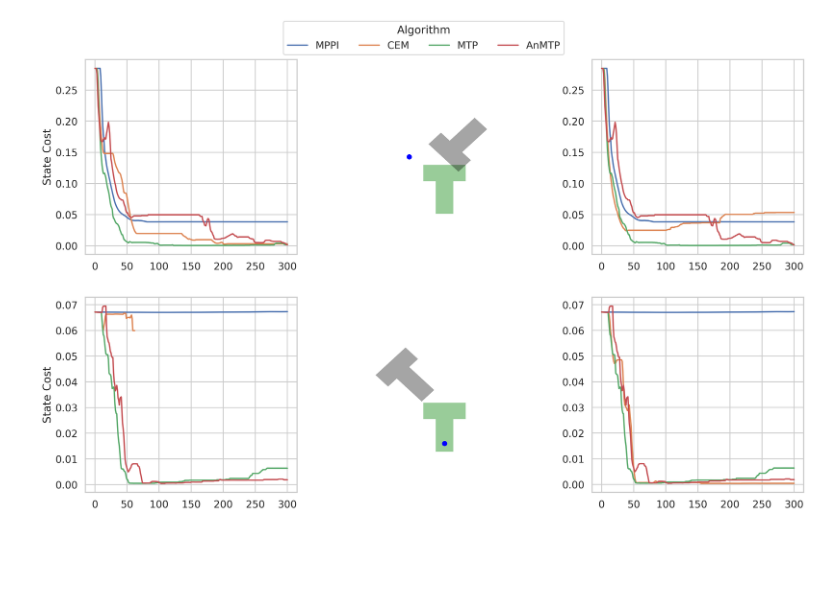
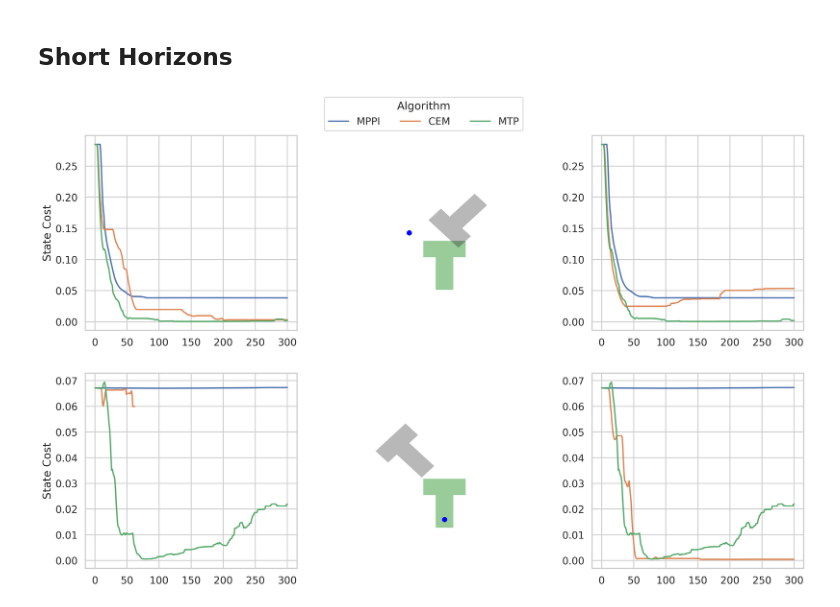
Before and after one commit to magnusdierking/mtp-thesis, a Jupyter notebook: experiments/pushT_sim/plot_experiments_sim.ipynb, the cells around one changed output. Saved outputs shown, nothing was run; the diff lists cells and outputs as text; code cells hidden in the pictures; blank space fills up the shorter version.

Commit message:
Split plots for AnMTP, fixed y axis issues. Added screenshots for MPPI extensions.

```diff
--- a/experiments/pushT_sim/plot_experiments_sim.ipynb
+++ b/experiments/pushT_sim/plot_experiments_sim.ipynb
@@ -122,7 +122,7 @@ def draw_t(ax, x, y, yaw_deg, stem_w, stem_h, head_w, head_h,
 
 # --- Main plotting function integrating seaborn and clean T-shapes ---
 
-def plot_seed_data(data: dict, plot_legend: Optional[dict] = None, init_pos: Optional[dict] = None):
+def plot_seed_data(data: dict, plot_legend: Optional[dict] = None, init_pos: Optional[dict] = None, extension:str= None):
     """
     For each seed, plot:
       1. Error over time (seaborn)
@@ -156,12 +156,20 @@ def plot_seed_data(data: dict, plot_legend: Optional[dict] = None, init_pos: Opt
             sns.lineplot(data=df_plot, x="time", y="error", ax=ax_error1,
                          label=alg_labels[idx], legend=False)
             sns.lineplot(data=df_plot_no_cov, x="time", y="error", ax=ax_error2, legend=False)
+            # ax_error1.set_yscale("log", base=2)
+            # ax_error2.set_yscale("log", base=2)
             idx += 1
 
         ax_error1.set_xlabel(None); ax_error1.set_ylabel("State Cost")
         ax_error2.set_xlabel(None); ax_error2.set_ylabel(None)
 
+        ax_error2.sharey(ax_error1)
+
+        ax_error2.set_yticklabels([])
+
+
         ax_error1.yaxis.set_major_formatter(FuncFormatter(lambda x, _: f"{x:.2f}"))
+        ax_error2.yaxis.set_major_formatter(FuncFormatter(lambda x, _: f"{x:.2f}"))
         # --- (2): Clean T-shape plot ---
         ax_Ts.set_facecolor("white")
 
@@ -235,7 +243,10 @@ def plot_seed_data(data: dict, plot_legend: Optional[dict] = None, init_pos: Opt
             )
         plt.tight_layout(rect=[0, 0, 1, 0.9])
         # save as pdf
-        plt.savefig(f"seed_{seed}_comparison.pdf", bbox_inches='tight', dpi=300)
+        if extension:
+            plt.savefig(f"seed_{seed}_comparison_{extension}.pdf", bbox_inches='tight', dpi=300)
+        else:
+            plt.savefig(f"seed_{seed}_comparison.pdf", bbox_inches='tight', dpi=300)
         plt.show()
 
 
@@ -252,7 +263,7 @@ plot_legend = {
     42: False,
     445: False,
 }
-controllers = ["mppi", "cem", "mtp", "anmtp"]
+controllers = ["mppi", "cem", "mtp"]
 data = extract_values(path, seeds, controllers)
 plot_seed_data(data, plot_legend=plot_legend, init_pos=init_pos)
 
@@ -265,20 +276,22 @@ plot_seed_data(data, plot_legend=plot_legend, init_pos=init_pos)
+# %% [markdown]
+## Short Horizons
 # %%
 # now for shoret horizon, 256 samples over 10 domains
 # alg_labels = ["MPPI", "CEM", "MTP", "AnMTP"]
 path = get_data_path() / "pushT_sim"
-seeds = [200, 100]
-controllers = ["mppi", "cem", "mtp", "anmtp"]
+seeds = [200,100]
+controllers = ["mppi", "cem", "mtp"]
 
 init_pos = {
     100: np.array([0.0, -0.05]),
     200: np.array([-0.1, 0.1]),
 }
 plot_legend = {
     200: True,
     100: False,
 }
 data = extract_values(path, seeds, controllers)
 plot_seed_data(data, plot_legend=plot_legend, init_pos=init_pos)
 # %% [output]
-[figure, old version]
+[figure, new version]
-[figure, old version]
+[figure, new version]
```
Also changed, not shown: parts of 4 cells of this notebook, 17 other files.
